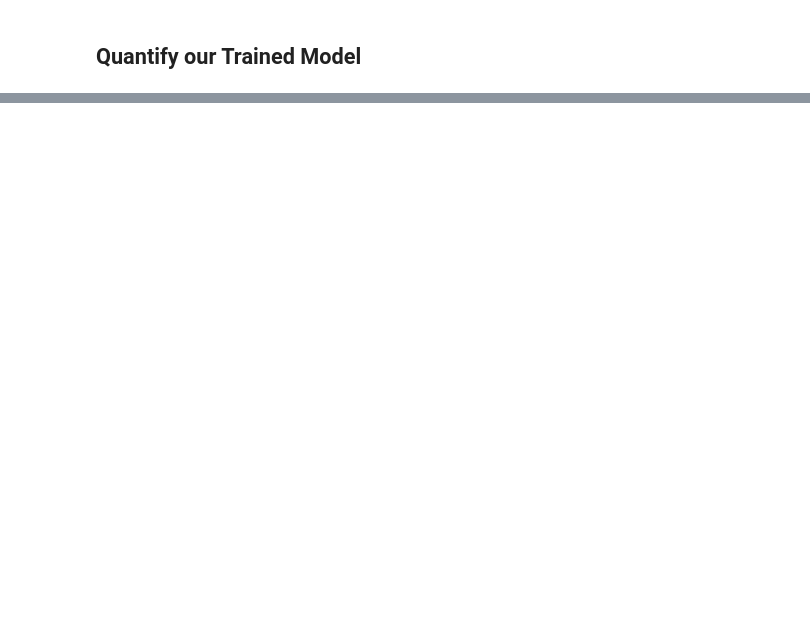
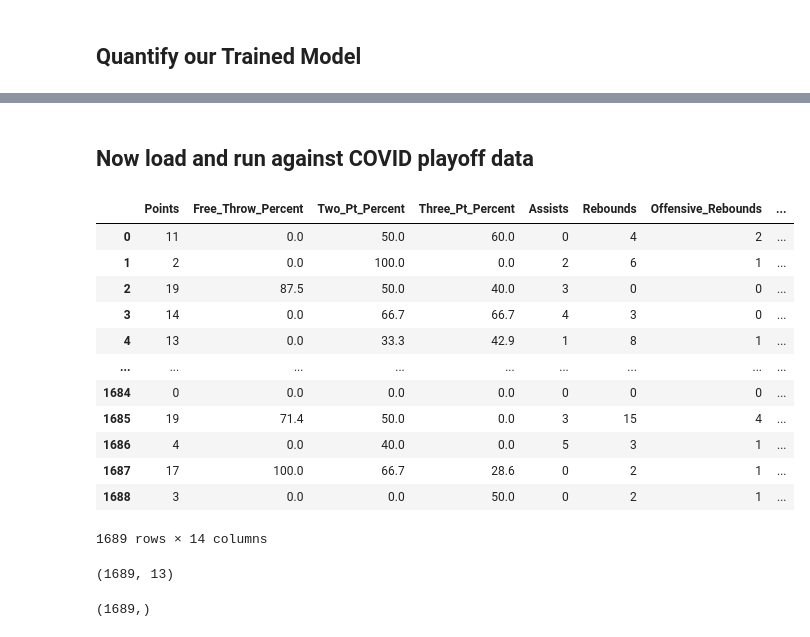
Before and after one commit to tylerspck/Bubble_ball, a Jupyter notebook: DeepLearning-NBA.ipynb, the cells around one changed output, grey strips where cells are left out. Saved outputs shown, nothing was run; the diff lists cells and outputs as text; code cells hidden in the pictures; blank space fills up the shorter version.

Commit message:
added WNBA 2020 pull and data

```diff
--- a/DeepLearning-NBA.ipynb
+++ b/DeepLearning-NBA.ipynb
@@ -208,3 +212,46 @@ pd.DataFrame({"Prediction": prediction_labels, "Actual": y_test}).reset_index(dr
 30096 rows × 2 columns
 # %%
 model.save('models/deepLearningSequential.h5')
+# %% [markdown]
+## Now load and run against COVID playoff data
+# %%
+#pull in the postCovid player data
+covidDF = pd.read_csv('data_files/player_stats_2019_pst.csv')
+# %%
+#dropping unwanted fields to match preCovid columns
+#don't drop Covid games obviously
+covidDF_dropped = covidDF[covidDF['Min_played'] != "00:00"]
+covidDF_dropped= covidDF_dropped[["Points", "Free_Throw_Percent",
+                  "Two_Pt_Percent",
+                  "Three_Pt_Percent", "Assists",
+                  "Rebounds", "Offensive_Rebounds",
+                  "Steals", "Personal_Fouls",
+                  "Flagrant_Fouls", "Tech_Fouls",
+                  "Turnovers",
+                  "Home_Away", "win"
+                  ]].reset_index(drop = True)
+covidDF_dropped
+# %% [output]
+|  | Points | Free_Throw_Percent | Two_Pt_Percent | Three_Pt_Percent | Assists | Rebounds | Offensive_Rebounds | ... |
+| 0 | 11 | 0.0 | 50.0 | 60.0 | 0 | 4 | 2 | ... |
+| 1 | 2 | 0.0 | 100.0 | 0.0 | 2 | 6 | 1 | ... |
+| 2 | 19 | 87.5 | 50.0 | 40.0 | 3 | 0 | 0 | ... |
+| 3 | 14 | 0.0 | 66.7 | 66.7 | 4 | 3 | 0 | ... |
+| 4 | 13 | 0.0 | 33.3 | 42.9 | 1 | 8 | 1 | ... |
+| ... | ... | ... | ... | ... | ... | ... | ... | ... |
+| 1684 | 0 | 0.0 | 0.0 | 0.0 | 0 | 0 | 0 | ... |
+| 1685 | 19 | 71.4 | 50.0 | 0.0 | 3 | 15 | 4 | ... |
+| 1686 | 4 | 0.0 | 40.0 | 0.0 | 5 | 3 | 1 | ... |
+| 1687 | 17 | 100.0 | 66.7 | 28.6 | 0 | 2 | 1 | ... |
+| 1688 | 3 | 0.0 | 0.0 | 50.0 | 0 | 2 | 1 | ... |
+1689 rows × 14 columns
+# %%
+X = covidDF_dropped.drop('win', axis=1)
+print(X.shape)
+# %% [output]
+(1689, 13)
+# %%
+y = covidDF_dropped['win']
+print(y.shape)
+# %% [output]
+(1689,)
```
Also changed, not shown: parts of 16 cells of this notebook, 8 other files.
